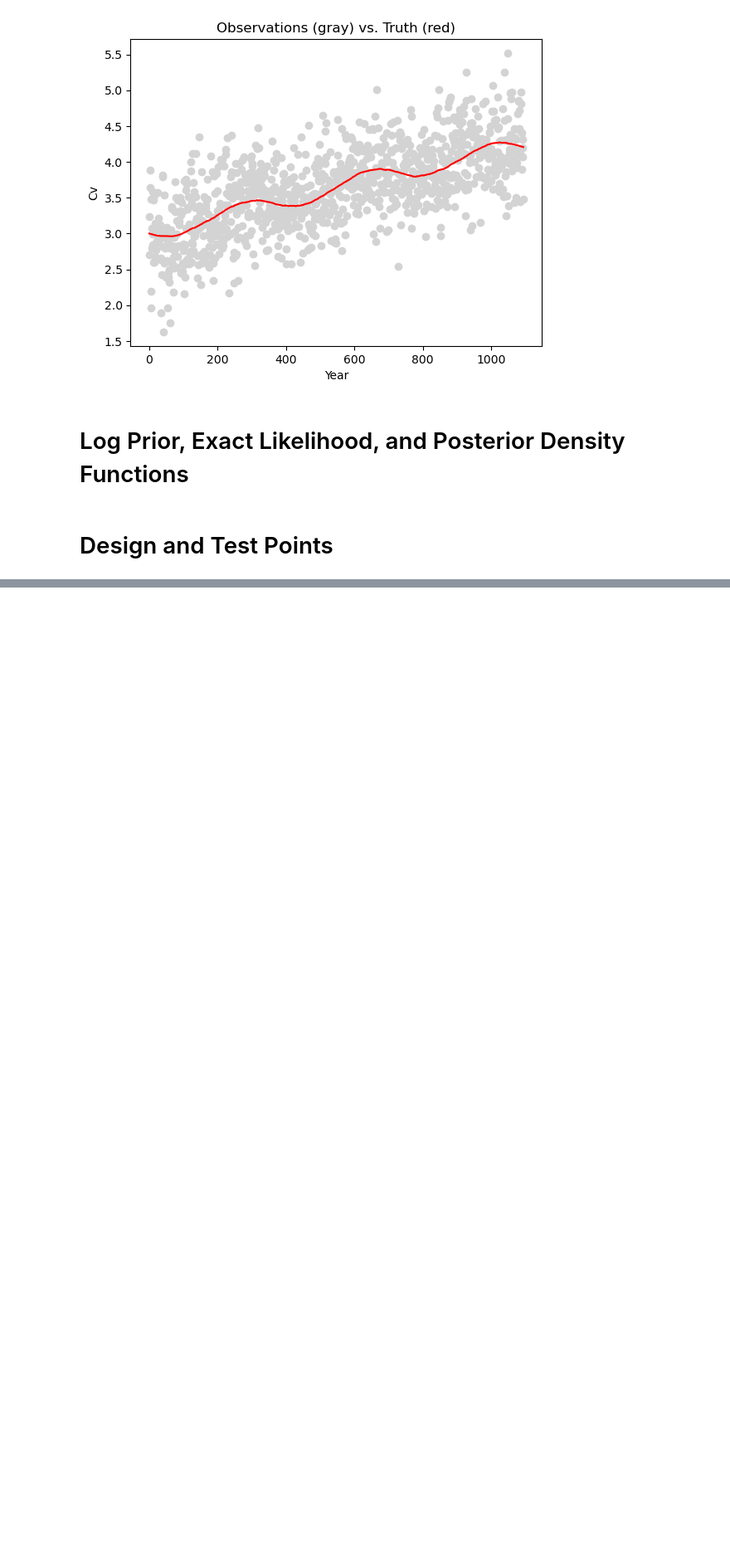
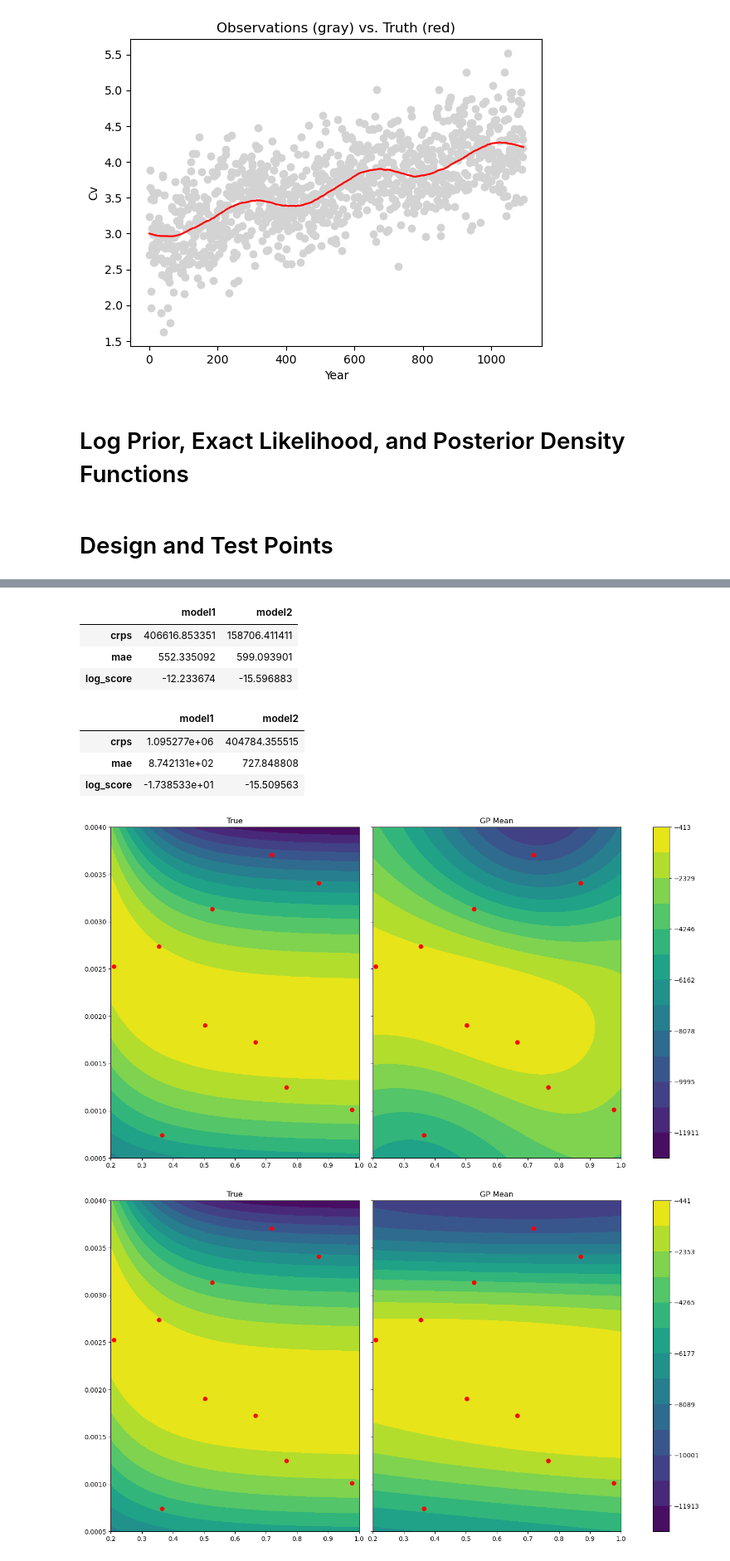
Before and after one commit to arob5/gp-calibration, a Jupyter notebook: scripts/python/vsem_calibration_test.ipynb, the cells around one changed output, grey strips where cells are left out. Shown at 83% size. Drawn from its saved outputs; the diff is of its cells as text; code cells hidden in the pictures; blank space fills up the shorter version.

```diff
--- a/scripts/python/vsem_calibration_test.ipynb
+++ b/scripts/python/vsem_calibration_test.ipynb
@@ -325,0 +561,3 @@ for j in range(dim_par):
+# %%
+for pred in pred_list:
+    pred.update(calc_gp_pointwise_errors(pred, llik_test))
@@ -325,0 +574,64 @@ for j in range(dim_par):
+# %%
+# Average errors, weighted by true likelihood.
+mean_errs = {}
+mean_errs["model1"] = average_pointwise_errors(pred_list[0])
+mean_errs["model2"] = average_pointwise_errors(pred_list[1])
+pd.DataFrame(mean_errs)
+# %% [output]
+|  | model1 | model2 |
+| crps | 406616.853351 | 158706.411411 |
+| mae | 552.335092 | 599.093901 |
+| log_score | -12.233674 | -15.596883 |
+# %%
+# Average errors, weighted to by likelihood.
+mean_errs_wt = {}
+mean_errs_wt["model1"] = average_pointwise_errors(pred_list[0], log_weights=llik_test)
+mean_errs_wt["model2"] = average_pointwise_errors(pred_list[1], log_weights=llik_test)
+pd.DataFrame(mean_errs_wt)
+# %% [output]
+|  | model1 | model2 |
+| crps | 1.095277e+06 | 404784.355515 |
+| mae | 8.742131e+02 | 727.848808 |
+| log_score | -1.738533e+01 | -15.509563 |
+# %%
+# Returning matplotlib figure/axes from function:
+# https://stackoverflow.com/questions/43925337/matplotlib-returning-a-plot-object
+# https://stackoverflow.com/questions/62612686/how-can-i-return-a-matplotlib-figure-from-a-function
+
+
+def plot_gp_fit_2d(X_grid, y1, y2, X_points=None, n_levels=10, titles=["y1","y2"]):
+    n_grid_1,n_grid_2 = X_grid[0].shape
+    fig, axs = plt.subplots(nrows=1, ncols=2, figsize=(8,8), sharex='col', sharey='row')
+    fig.set_figwidth(15.0)
+    (ax1, ax2) = axs
+    min_level = np.min([np.min(y1), np.min(y2)])
+    max_level = np.max([np.max(y1), np.max(y2)])
+    levels = np.linspace(start=min_level, stop=max_level, num=n_levels)
+
+    # Filled contour plot of y1.
+    plt_y1 = ax1.contourf(X_grid[0], X_grid[1], y1.reshape(n_grid_1, n_grid_2), levels=levels)
+    ax1.set_title(titles[0])
+
+    # Filled contour plot of y2.
+    plt_y2 = ax2.contourf(X_grid[0], X_grid[1], y2.reshape(n_grid_1, n_grid_2), levels=levels)
+    ax2.plot(X_points[:,0], X_points[:,1], "or")
+    ax2.set_title(titles[1])
+
+    # Optionally plot set of points.
+    if X_points is not None:
+        ax1.plot(X_points[:,0], X_points[:,1], "or")
+        ax2.plot(X_points[:,0], X_points[:,1], "or")
+
+    plt.tight_layout()
+    plt.colorbar(plt_y2, ax=axs)
+
+    return fig
+# %%
+# GP predictive mean.
+
+for pred in pred_list:
+    fig = plot_gp_fit_2d(x_grid, llik_test, pred["mean"], par_cal_design, n_levels, ["True", "GP Mean"])
+    fig
+# %% [output]
+[figure, added]
+[figure, added]
```
Also changed, not shown: parts of 34 cells of this notebook, 3 other files.
